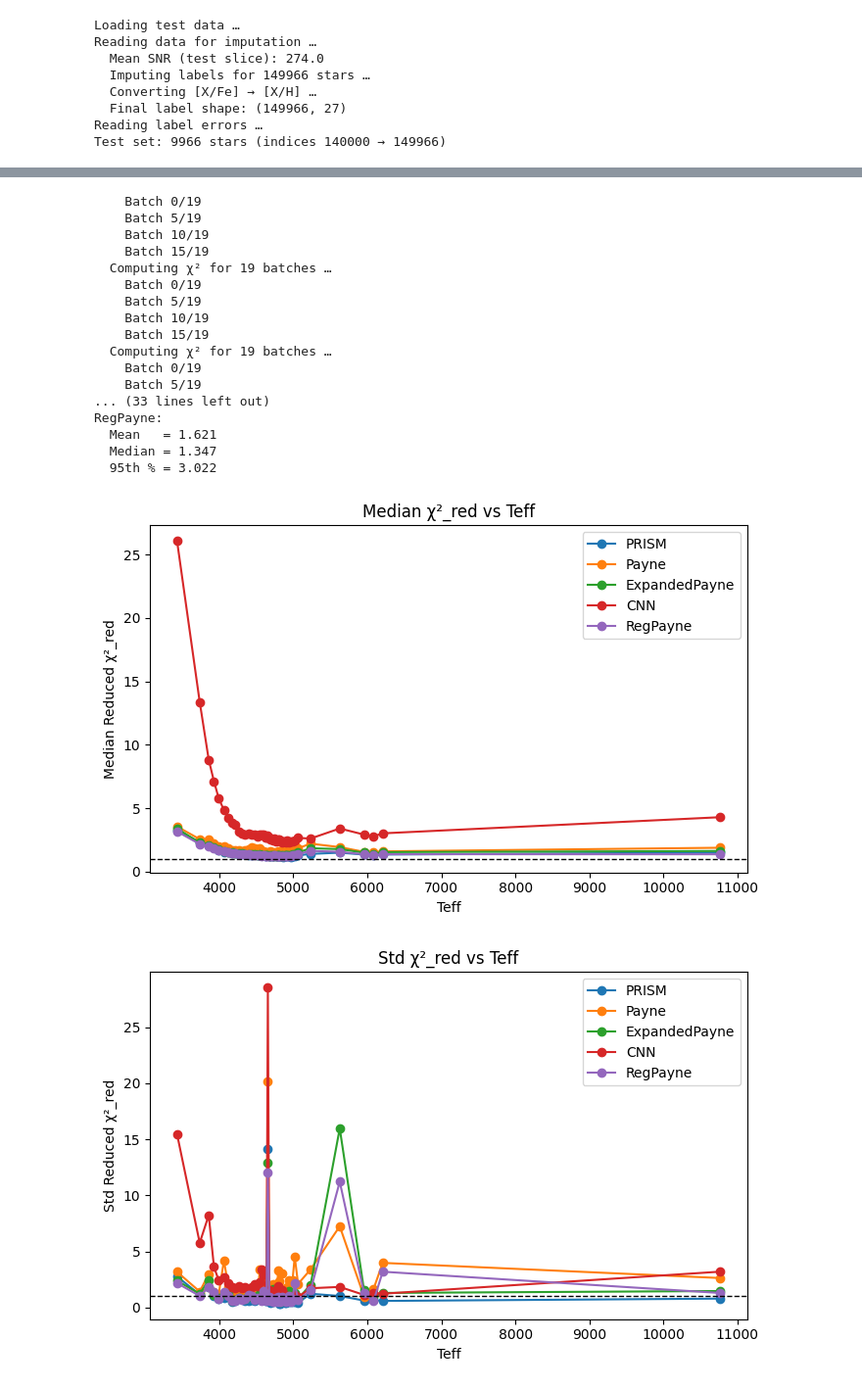
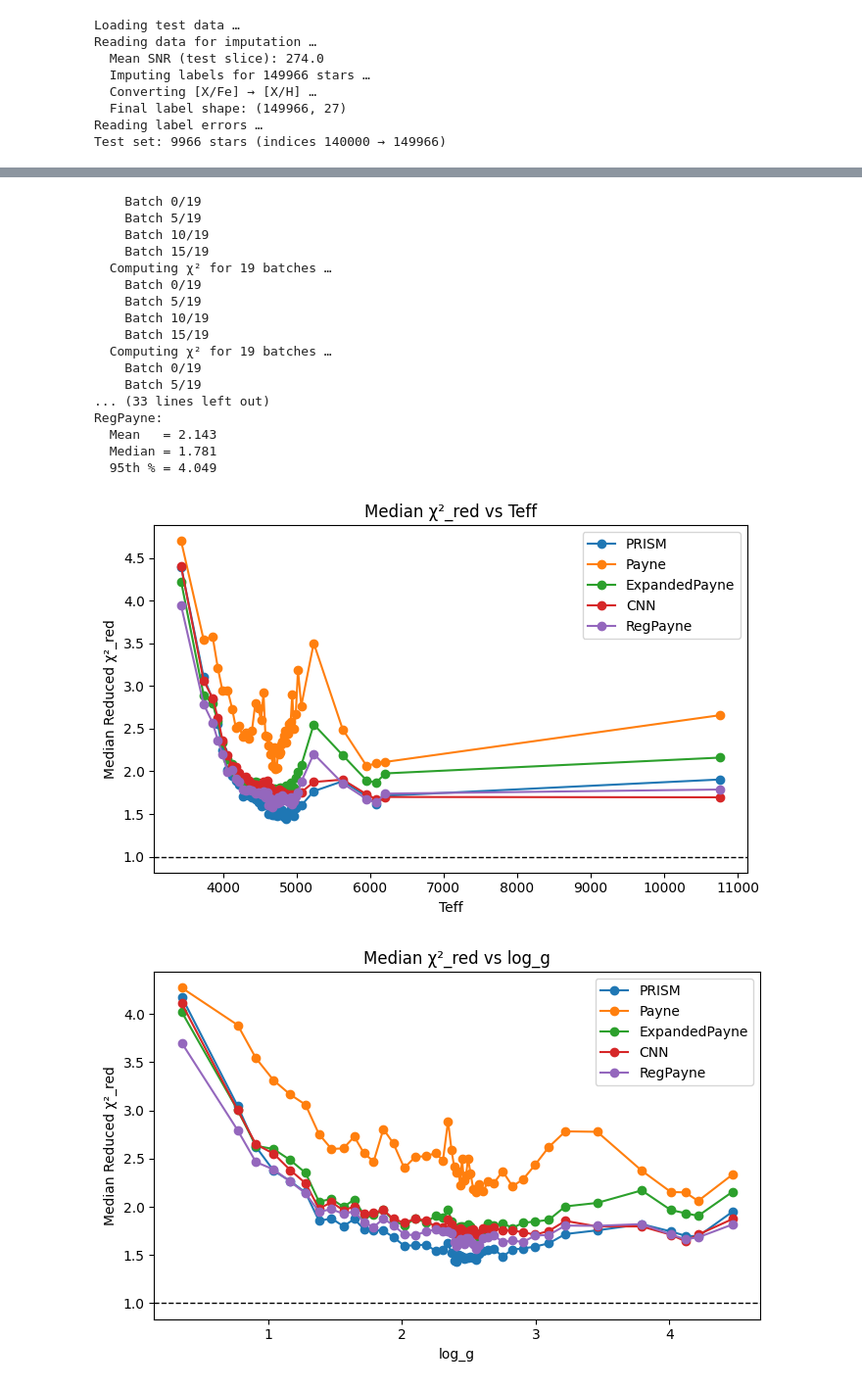
Before and after one commit to Aneeshshastri/PRISM, a Jupyter notebook: Model-tester.ipynb, the cells around one changed output, grey strips where cells are left out. Shown at 98% size. Drawn from its saved outputs; the diff is of its cells as text; code cells hidden in the pictures.

Commit message:
Kaggle Notebook | spectrogram-tester-V2 | Version 1

```diff
--- a/Model-tester.ipynb
+++ b/Model-tester.ipynb
@@ -30,7 +30,7 @@ mixed_precision.set_global_policy('mixed_float16')
 # ── Configuration ────────────────────────────────────────────────────────
 class Config:
     # --- Paths ---
-    H5_PATH    = "/kaggle/input/aspcapstar-dr17-150kstars/apogee_dr17_parallel.h5"
+    H5_PATH    = "/kaggle/input/datasets/aneeshshastri/aspcapstar-dr17-150kstars/apogee_dr17_parallel.h5"
     TFREC_DIR  = "/kaggle/working/tfrecords"
     STATS_PATH = "/kaggle/working/dataset_stats.npz"
 
@@ -334,16 +434,16 @@ def get_err(h5_path, selected_labels, limit=None):
 n_pixels = 8575
 h5_path  = "/kaggle/input/datasets/aneeshshastri/aspcapstar-dr17-150kstars/apogee_dr17_parallel.h5"
 
-stats_path = "/kaggle/input/models/aneeshshastri/stargen-comparision/tensorflow2/default/12/dataset_stats_120k.npz"
+stats_path = "/kaggle/input/models/aneeshshastri/stargen-comparision/tensorflow2/default/13/dataset_stats_120k.npz"
 
 # Main PRISM model
-model_path = "/kaggle/input/models/aneeshshastri/stargen-comparision/tensorflow2/default/12/APOGEE_SGEN.keras"
+model_path = "/kaggle/input/models/aneeshshastri/stargen-comparision/tensorflow2/default/13/APOGEE_SGEN.keras"
 
 # Baseline models — TODO:
-model_path_P  = "/kaggle/input/models/aneeshshastri/stargen-comparision/tensorflow2/default/12/ThePayne.keras"
-model_path_EP = "/kaggle/input/models/aneeshshastri/stargen-comparision/tensorflow2/default/12/Expanded_Payne.keras"
-model_path_CNN = "/kaggle/input/models/aneeshshastri/stargen-comparision/tensorflow2/default/12/CNN_model.keras"
-model_path_RP = "/kaggle/input/models/aneeshshastri/stargen-comparision/tensorflow2/default/12/RegPayne.keras"
+model_path_P  = "/kaggle/input/models/aneeshshastri/stargen-comparision/tensorflow2/default/13/ThePayne.keras"
+model_path_EP = "/kaggle/input/models/aneeshshastri/stargen-comparision/tensorflow2/default/13/Expanded_Payne.keras"
+model_path_CNN = "/kaggle/input/models/aneeshshastri/stargen-comparision/tensorflow2/default/13/SPECTROGRAM_GENERATOR.keras"
+model_path_RP = "/kaggle/input/models/aneeshshastri/stargen-comparision/tensorflow2/default/13/RegPayne.keras"
 
 # Mask for leakage test — uses apogee_mask.npy (NOT jacobian_mask.npy)
 apogee_mask_path = "/kaggle/input/datasets/aneeshshastri/element-masks/apogee_mask.npy"
@@ -463,7 +563,7 @@ def reduced_chi_square(y_true, y_pred, ivar, lab, lab_err,
 
         sigma_model_sq = tf.zeros((batch_size, n_pix))
         flux_base = tf.cast(model_obj(label_b, training=False), tf.float32)
-        eps = 1e-3
+        eps = 1e-4
         n_lab = label_b.shape[1]
 
         for j in range(len(selected_labels)):
@@ -575,36 +675,36 @@ teff_phys = test_labels[:len(test_chi2), teff_idx] * STD_TENSOR[teff_idx] + MEAN
 logg_phys = test_labels[:len(test_chi2), logg_idx] * STD_TENSOR[logg_idx] + MEAN_TENSOR[logg_idx]
 mh_phys   = test_labels[:len(test_chi2), mh_idx]   * STD_TENSOR[mh_idx]   + MEAN_TENSOR[mh_idx]
 snr_phys  = SNR[:len(test_chi2)]
 
 chi2_all = {"PRISM": test_chi2, "Payne": test_chi2_P, "ExpandedPayne": test_chi2_EP,
             "CNN": test_chi2_CNN, "RegPayne": test_chi2_RP}
 
 for xvals, xname in [(teff_phys, "Teff"), (logg_phys, "log_g"),
                       (mh_phys, "M_H"), (snr_phys, "SNR")]:
     bins = quantile_bins(xvals)
     plot_binned_stat(xvals, chi2_all, bins, xname, stat='median')
-    plot_binned_stat(xvals, chi2_all, bins, xname, stat='std')
+   # plot_binned_stat(xvals, chi2_all, bins, xname, stat='std')
 # %% [output]
 ============================================================
   TEST 1 — REDUCED CHI-SQUARED
 ============================================================
   Computing χ² for 19 batches …
     Batch 0/19
     Batch 5/19
     Batch 10/19
     Batch 15/19
   Computing χ² for 19 batches …
     Batch 0/19
     Batch 5/19
     Batch 10/19
     Batch 15/19
   Computing χ² for 19 batches …
     Batch 0/19
     Batch 5/19
 ... (33 lines left out)
 RegPayne:
-  Mean   = 1.621
-  Median = 1.347
-  95th % = 3.022
+  Mean   = 2.143
+  Median = 1.781
+  95th % = 4.049
-[figure, old version]
+[figure, new version]
-[figure, old version]
+[figure, new version]
```
Also changed, not shown: parts of 7 cells of this notebook.
